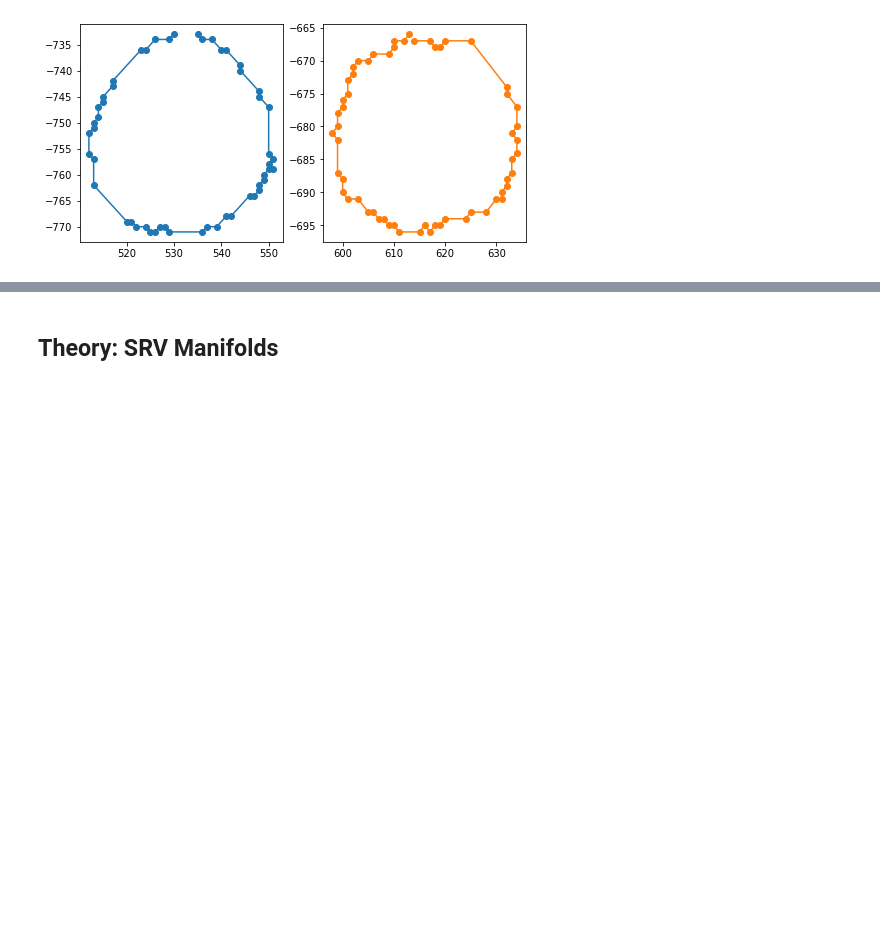
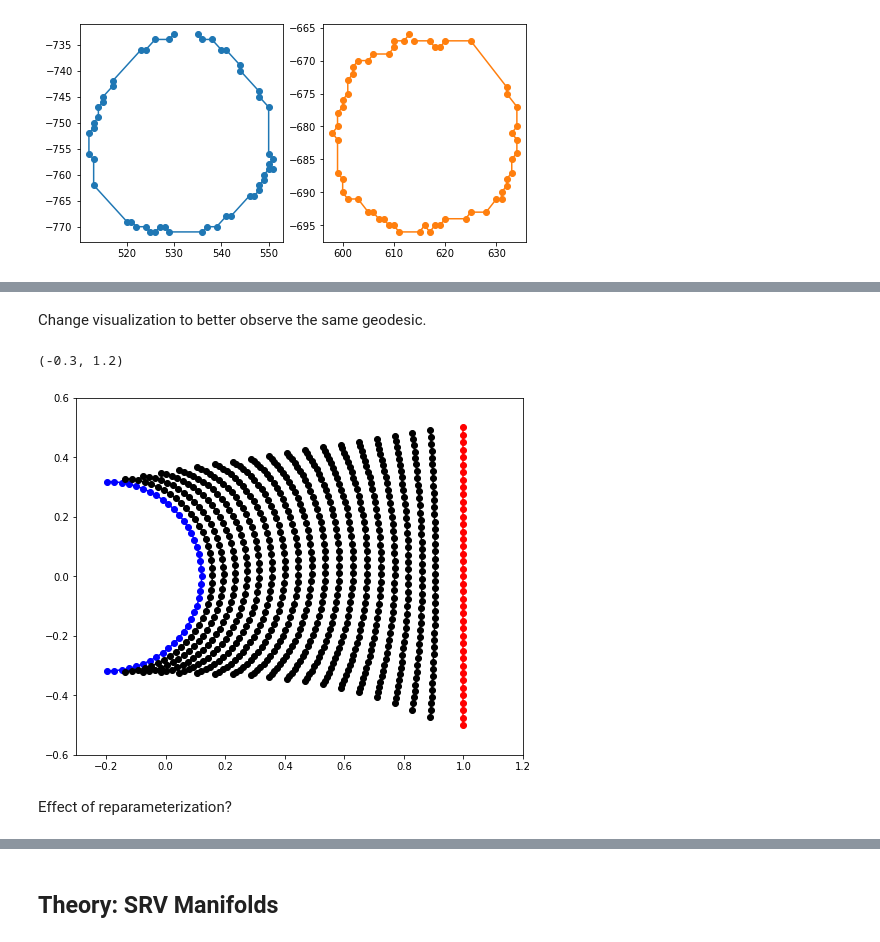
Before and after one commit to geometric-intelligence/ece594n, a Jupyter notebook: lectures/02_b_curves.ipynb, the cells around one changed output, grey strips where cells are left out. Saved outputs shown, nothing was run; the diff lists cells and outputs as text; code cells hidden in the pictures; blank space fills up the shorter version.

```diff
--- a/lectures/02_b_curves.ipynb
+++ b/lectures/02_b_curves.ipynb
@@ -149,0 +243,14 @@ axes[0].plot(cells[2][:, 0], cells[2][:, 1], "C0", marker="o"); axes[1].plot(cel
+# %% [markdown]
+Change visualization to better observe the same geodesic.
+# %%
+fig, ax = plt.subplots(1, 1, figsize=(8, 8))
+ax.plot(geod[0, :, 0], geod[0, :, 1], "o-b")
+for i in range(1, n_times - 1):
+    ax.plot(geod[i, :, 0]+i/n_times, geod[i, :, 1], "o-k")
+ax.plot(geod[-1, :, 0]+1, geod[-1, :, 1], "o-r")
+ax.set_aspect('equal'); ax.set_ylim((-0.6, 0.6)); ax.set_xlim((-0.3, 1.2));
+# %% [output]
+(-0.3, 1.2)
+[figure, added]
+# %% [markdown]
+Effect of reparameterization?
```
Also changed, not shown: parts of 26 cells of this notebook, 1 other file.
